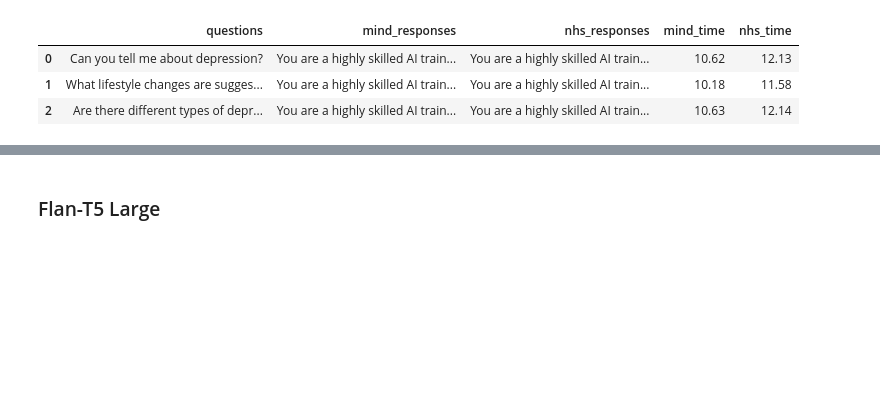
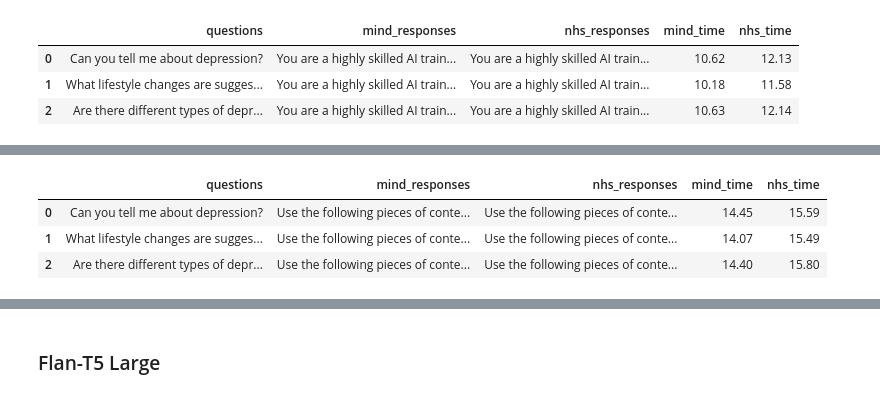
Before and after one commit to fuzzylabs/MindGPT, a Jupyter notebook: experiments/big_models_experiment.ipynb, the cells around one changed output, grey strips where cells are left out. Drawn from its saved outputs; the diff is of its cells as text; code cells hidden in the pictures; blank space fills up the shorter version.

```diff
--- a/experiments/big_models_experiment.ipynb
+++ b/experiments/big_models_experiment.ipynb
@@ -734,0 +766,2 @@ Huggingface: https://huggingface.co/togethercomputer/RedPajama-INCITE-Instruct-3
+# %%
+result_df = run_experiment(QUESTIONS, TEMPLATES['complex'], is_baseline=False)
@@ -734,0 +786,7 @@ Huggingface: https://huggingface.co/togethercomputer/RedPajama-INCITE-Instruct-3
+# %%
+result_df
+# %% [output]
+|  | questions | mind_responses | nhs_responses | mind_time | nhs_time |
+| 0 | Can you tell me about depression? | Use the following pieces of conte... | Use the following pieces of conte... | 14.45 | 15.59 |
+| 1 | What lifestyle changes are sugges... | Use the following pieces of conte... | Use the following pieces of conte... | 14.07 | 15.49 |
+| 2 | Are there different types of depr... | Use the following pieces of conte... | Use the following pieces of conte... | 14.40 | 15.80 |
```
Also changed, not shown: parts of 8 cells of this notebook.
